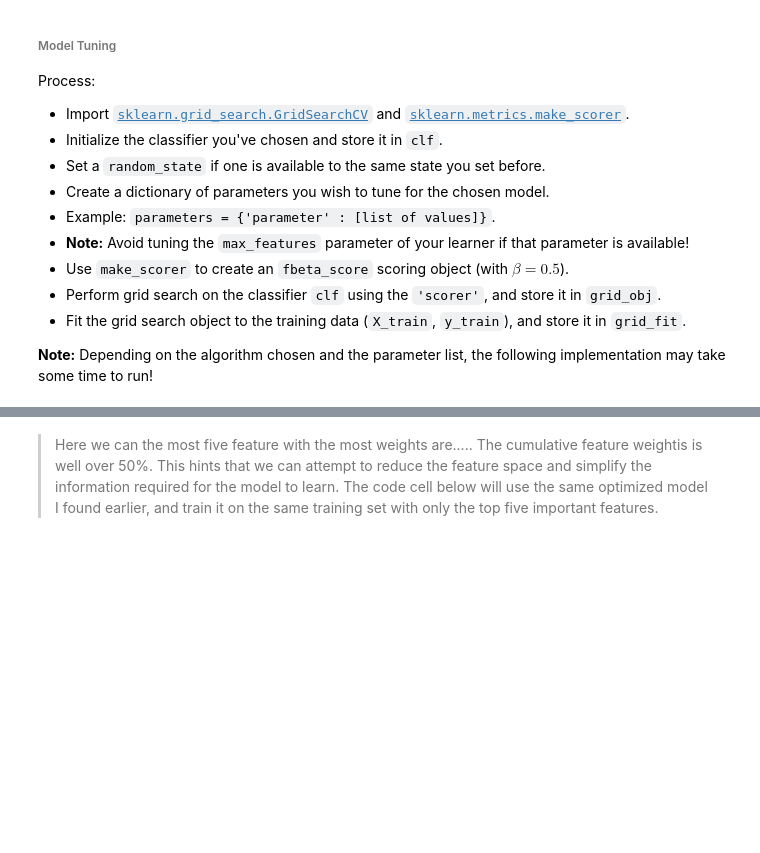
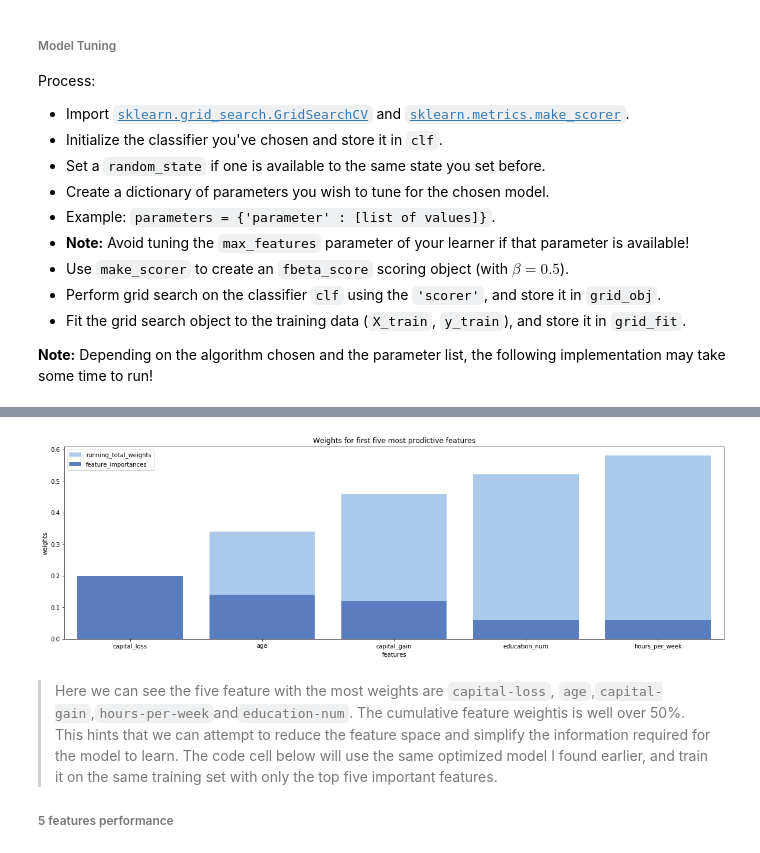
Before and after one commit to victorlifan/projects_review, a Jupyter notebook: Finding Donors for CharityML/Finding Donors for CharityML enhanced.ipynb, the cells around one changed output, grey strips where cells are left out. Saved outputs shown, nothing was run; the diff lists cells and outputs as text; code cells hidden in the pictures; blank space fills up the shorter version.

```diff
--- a/Finding Donors for CharityML/Finding Donors for CharityML enhanced.ipynb
+++ b/Finding Donors for CharityML/Finding Donors for CharityML enhanced.ipynb
@@ -544,9 +542,9 @@ time0=time()
 # Initialize the classifier
 clf= AdaBoostClassifier(random_state=42)
 # Create a dictionary of parameters
-parameters={'base_estimator':[DecisionTreeClassifier(max_depth=1),DecisionTreeClassifier(max_depth=2),DecisionTreeClassifier(max_depth=3)],
+parameters={'base_estimator':[DecisionTreeClassifier(max_depth=1),DecisionTreeClassifier(max_depth=2)],
             'n_estimators':[50,500],
-            'learning_rate':[.01,.1,.5]}
+            'learning_rate':[.1,.2]}
 
 # Use make_scorer to create an fbeta_score scoring object (with  𝛽=0.5 )
 scorer=make_scorer(fbeta_score,beta=.5)
@@ -565,7 +563,7 @@ best_clf=grid_fit.best_estimator_
 
 
 # prediction with/without bset_clf
-pre=clf.fit(X_train, y_train).predict(X_test)
+pre=(clf.fit(X_train, y_train)).predict(X_test)
 best_pre=best_clf.predict(X_test)
 
 # evaluation
@@ -600,7 +616,7 @@ Process:
  - Extract the feature importances using `'.feature_importances_'`.
 # %%
 # extract feature_importances_
-importances=best_clf.fit(X_train,y_train).feature_importances_
+importances=clf.fit(X_train,y_train).feature_importances_
 # get desc sorted indices
 indices=np.argsort(importances)[::-1][:5]
 # match columns with importances
@@ -612,4 +628,4 @@ dic={'features':features,
      'weights':weights,
      'running_total_weights':running_total}
 feature_extract_df=pd.DataFrame(dic)
-feature_extract_df.head()
+feature_extract_df
@@ -616,14 +639,18 @@ feature_extract_df.head()
 # %%
 # plot top 5 features
-sns.set_colors('muted')
+sns.set_color_codes('pastel')
+sns.barplot(data=feature_extract_df,x='features',y='running_total_weights',label='running_total_weights',color='b')
+sns.set_color_codes('muted')
 sns.barplot(data=feature_extract_df,x='features',y='weights',label='feature_importances',color='b')
-sns.set_colors('pastel')
-sns.barplot(data=feature_extract_df,x='features',y='running_total_weights',label='running_total_weights',color='b')
 plt.legend(loc=0)
 plt.title('Weights for first five most prodictive features')
 plt.show;
+# %% [output]
+[figure, added]
 # %% [markdown]
-> Here we can the most five feature with the most weights are..... The cumulative feature weightis is well over 50%. This hints that we can attempt to reduce the feature space and simplify the information required for the model to learn. The code cell below will use the same optimized model I found earlier, and train it on the same training set with only the top five important features.
+> Here we can see the five feature with the most weights are ``capital-loss``, ``age``,``capital-gain``,``hours-per-week``and``education-num``. The cumulative feature weightis is well over 50%. This hints that we can attempt to reduce the feature space and simplify the information required for the model to learn. The code cell below will use the same optimized model I found earlier, and train it on the same training set with only the top five important features.
+
+###### 5 features performance
 # %%
 time0=time()
 # Reduce the feature space
```
Also changed, not shown: parts of 15 cells of this notebook.
